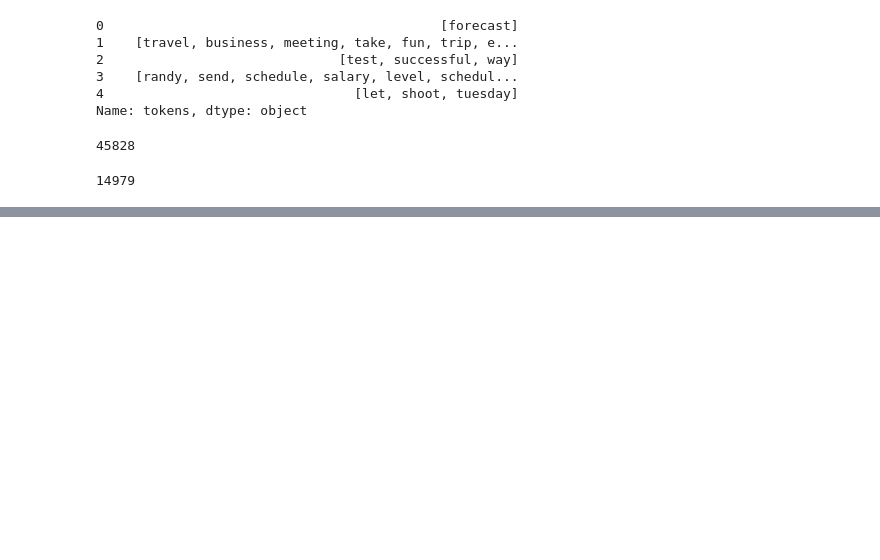
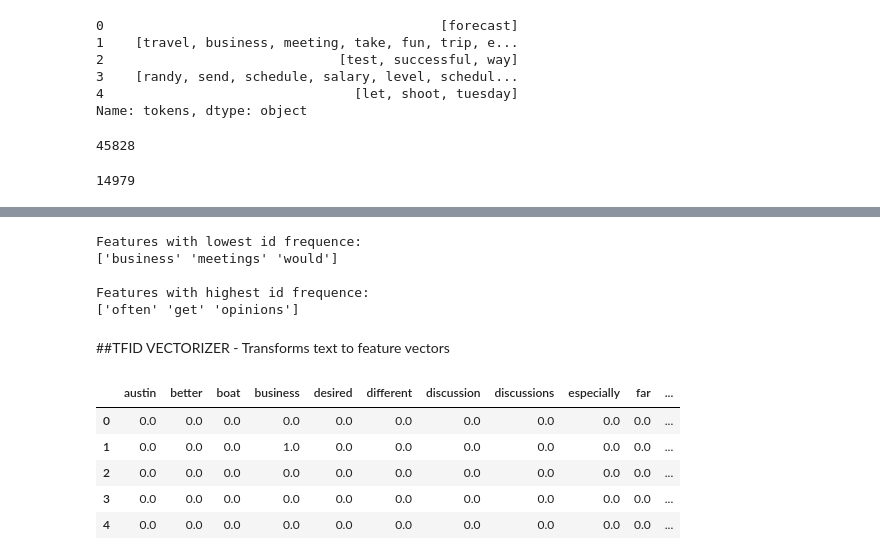
Before and after one commit to BloomTech-Labs/tagger-ds, a Jupyter notebook: SmartEmailTags.ipynb, the cells around one changed output, grey strips where cells are left out. Drawn from its saved outputs; the diff is of its cells as text; code cells hidden in the pictures; blank space fills up the shorter version.

Commit message:
Model create tags by emails

```diff
--- a/SmartEmailTags.ipynb
+++ b/SmartEmailTags.ipynb
@@ -59,4 +59,4 @@ df.head(7).drop(['Unnamed: 0'], axis=1)
  '',
  "My suggestion for where to go is Austin.  Play golf and rent a ski boat and jet ski's.  Flying somewhere takes too much time."]
 # %%
-' '.join([s.strip() for s in df['message'][1].splitlines()][15:])
+email = ' '.join([s.strip() for s in df['message'][1].splitlines()][15:])
@@ -345,0 +388,22 @@ Name: email_body, dtype: int64
+# %%
+from nltk.tokenize import word_tokenize
+
+# split into words
+tokens = word_tokenize(email)
+
+# convert to lower case
+tokens = [w.lower() for w in tokens]
+
+# prepare regex for char filtering
+re_punc = re.compile('[%s]' % re.escape(string.punctuation))
+
+# remove punctuation from each word
+stripped = [re_punc.sub('', w) for w in tokens]
+
+# remove remaining tokens that are not alphabetic
+words = [word for word in stripped if word.isalpha()]
+
+# filter out stop words
+stop_words = set(stopwords.words('english'))
+words = [w for w in words if not w in stop_words]
+print(words[:200])
@@ -345,0 +477,39 @@ Name: email_body, dtype: int64
+# %%
+import numpy as np
+
+# get feature names
+feature_names = np.array(text_freque.get_feature_names())
+sorted_by_idf = np.argsort(text_freque.idf_)
+print("Features with lowest id frequence:\n{}".format(feature_names[sorted_by_idf[:3]]))
+print("\nFeatures with highest id frequence:\n{}".format(feature_names[sorted_by_idf[-3:]]))
+# %% [output]
+Features with lowest id frequence:
+['business' 'meetings' 'would']
+
+Features with highest id frequence:
+['often' 'get' 'opinions']
+# %% [markdown]
+##TFID VECTORIZER  - Transforms text to feature vectors
+# %%
+from sklearn.feature_extraction.text import TfidfVectorizer
+
+# Instantiate vectorizer object
+tfidf = TfidfVectorizer(stop_words='english', max_features=5000)
+
+# Create a vocabulary and get word counts per document
+data = tfidf.fit_transform(words) # Similiar to fit_predict
+
+# Print word counts
+
+# Get feature names to use as dataframe column headers
+data = pd.DataFrame(data.todense(), columns=tfidf.get_feature_names())
+
+# View Feature Matrix as DataFrame
+data.head()
+# %% [output]
+|  | austin | better | boat | business | desired | different | discussion | discussions | especially | far | ... |
+| 0 | 0.0 | 0.0 | 0.0 | 0.0 | 0.0 | 0.0 | 0.0 | 0.0 | 0.0 | 0.0 | ... |
+| 1 | 0.0 | 0.0 | 0.0 | 1.0 | 0.0 | 0.0 | 0.0 | 0.0 | 0.0 | 0.0 | ... |
+| 2 | 0.0 | 0.0 | 0.0 | 0.0 | 0.0 | 0.0 | 0.0 | 0.0 | 0.0 | 0.0 | ... |
+| 3 | 0.0 | 0.0 | 0.0 | 0.0 | 0.0 | 0.0 | 0.0 | 0.0 | 0.0 | 0.0 | ... |
+| 4 | 0.0 | 0.0 | 0.0 | 0.0 | 0.0 | 0.0 | 0.0 | 0.0 | 0.0 | 0.0 | ... |
```
Also changed, not shown: parts of 29 cells of this notebook.
